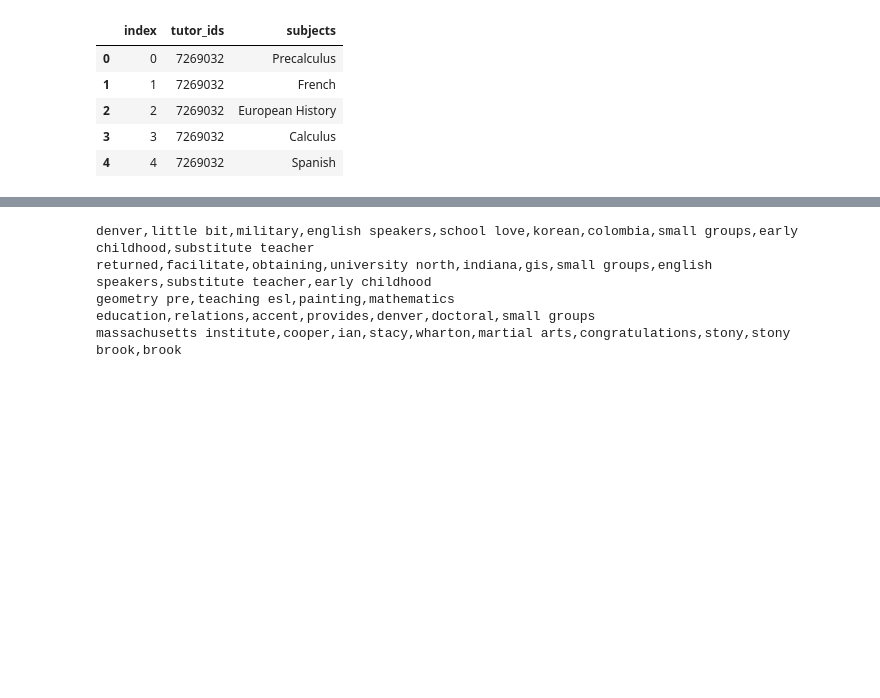
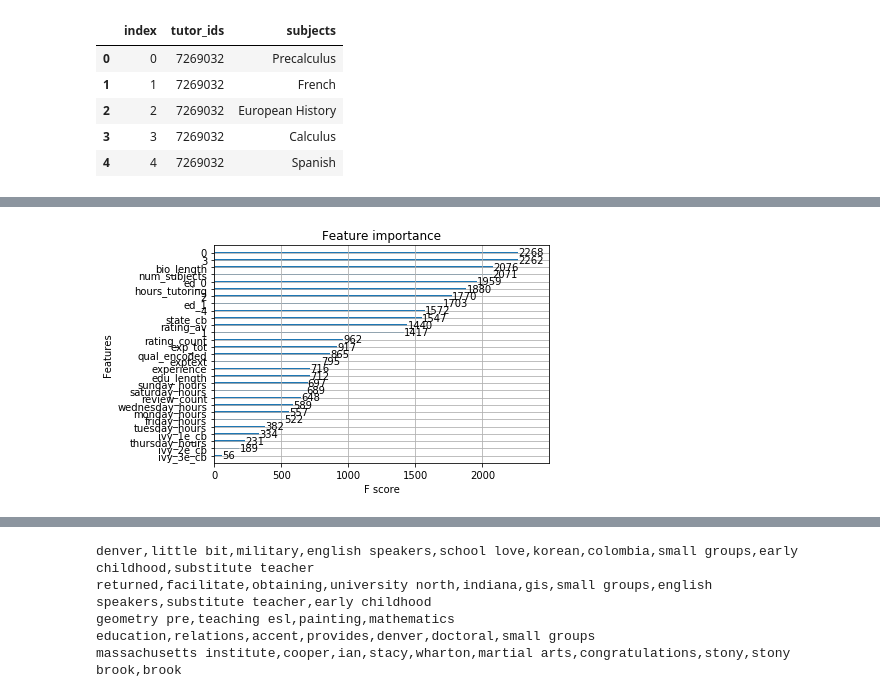
Before and after one commit to cfodonnell/Insight_Project_AsTutor, a Jupyter notebook: EDA/linear_regressions.ipynb, the cells around one changed output, grey strips where cells are left out. Drawn from its saved outputs; the diff is of its cells as text; code cells hidden in the pictures; blank space fills up the shorter version.

Commit message:
updated models

```diff
--- a/EDA/linear_regressions.ipynb
+++ b/EDA/linear_regressions.ipynb
@@ -99,0 +173,3 @@ tutor_data['experience'] = tutor_data['bio'].apply(get_exp)
+# %%
+bio_df = pd.concat([bio_df1,bio_df2],ignore_index=True)
+bio_df = bio_df.rename(columns={0 : 'bio_0', 1:'bio_1',2: 'bio_2',3:'bio_3',4:'bio_4'})
@@ -219,0 +352,5 @@ np.exp(3.9)-np.exp(3.8)
+# %%
+plot_importance(model_xgb)
+plt.show()
+# %% [output]
+[figure, added]
```
Also changed, not shown: parts of 42 cells of this notebook, 11 other files.
